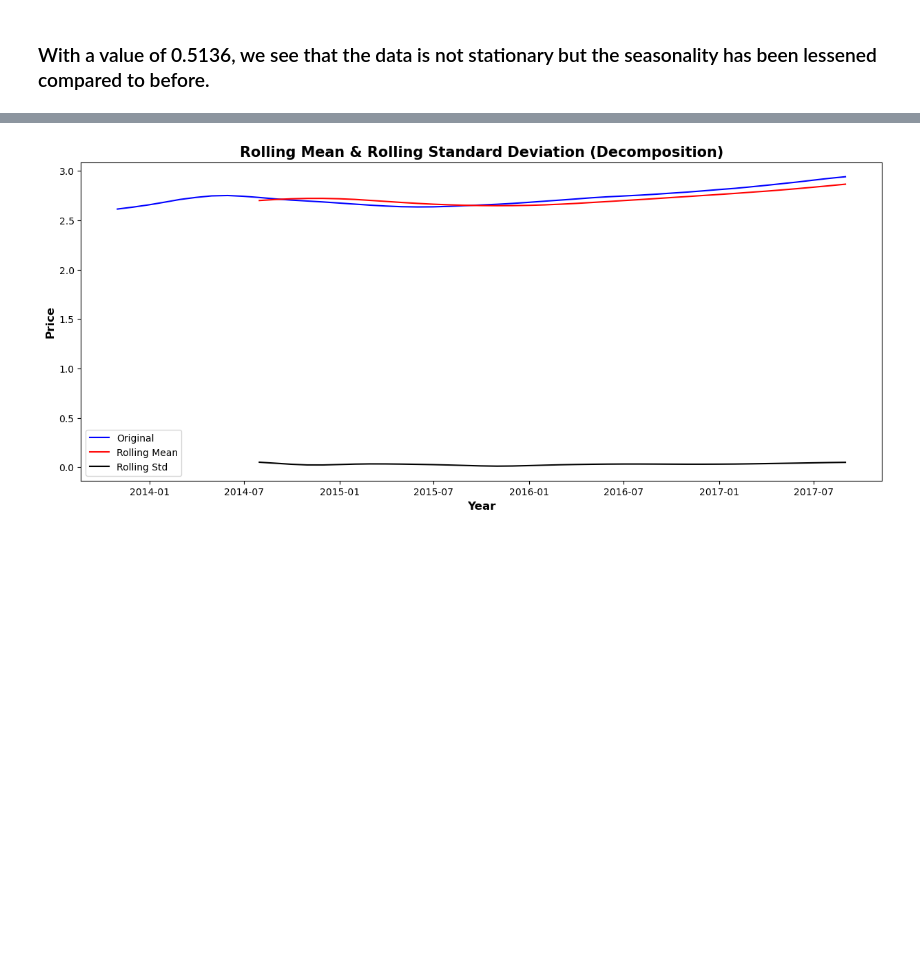
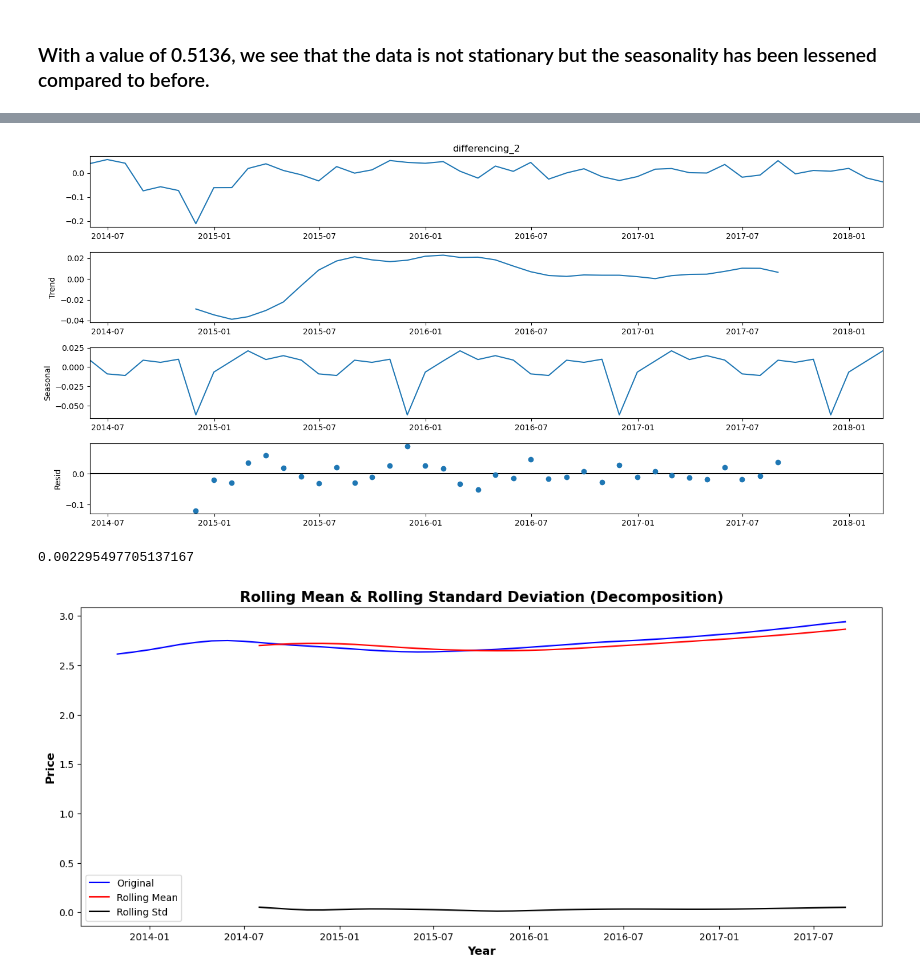
Before and after one commit to alliajagbe/crypto-prediction, a Jupyter notebook: crypto.ipynb, the cells around one changed output, grey strips where cells are left out. Drawn from its saved outputs; the diff is of its cells as text; code cells hidden in the pictures; blank space fills up the shorter version.

```diff
--- a/crypto.ipynb
+++ b/crypto.ipynb
@@ -172,3 +178,17 @@ plt.show()
+# %%
+btc_month['seasonal_twelfth_difference'] = btc_month['close_boxcox'] - btc_month['close_boxcox'].shift(12)
+# %%
+# differencing the data
+btc_month['differencing_2'] = btc_month['seasonal_twelfth_difference'] - btc_month['seasonal_twelfth_difference'].shift(1)
+
+seasonal_decompose(btc_month['differencing_2'][13:]).plot()
+plt.show()
+# %% [output]
+[figure, added]
+# %%
+adfuller(btc_month['differencing_2'][13:].dropna())[1]
+# %% [output]
+0.002295497705137167
 # %%
 # plotting rolling average and rolling standard deviation
 window_size = 10
```
Also changed, not shown: parts of 3 cells of this notebook.
